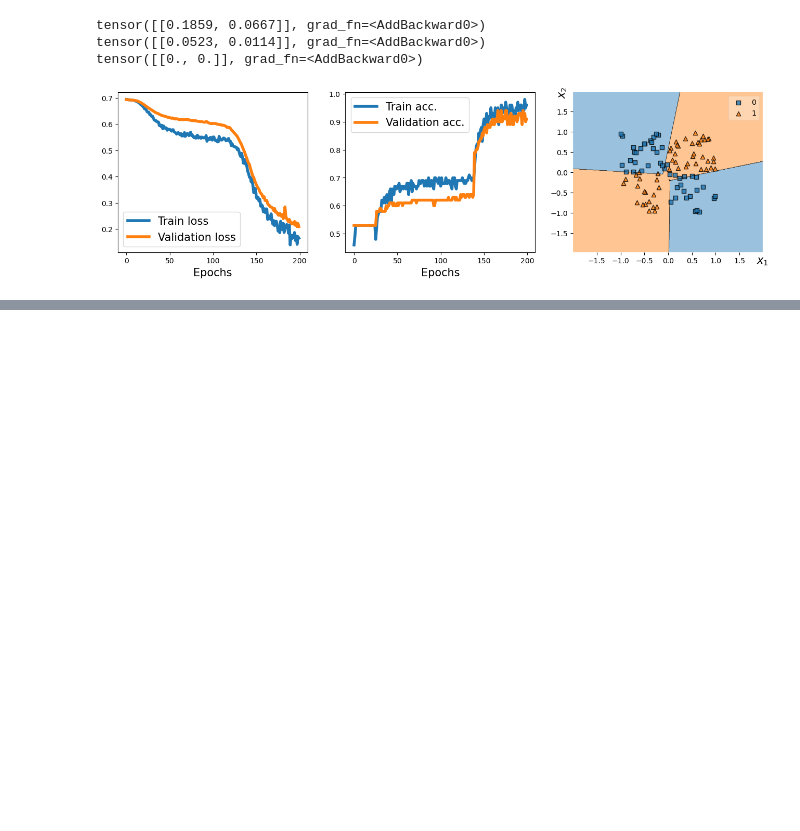
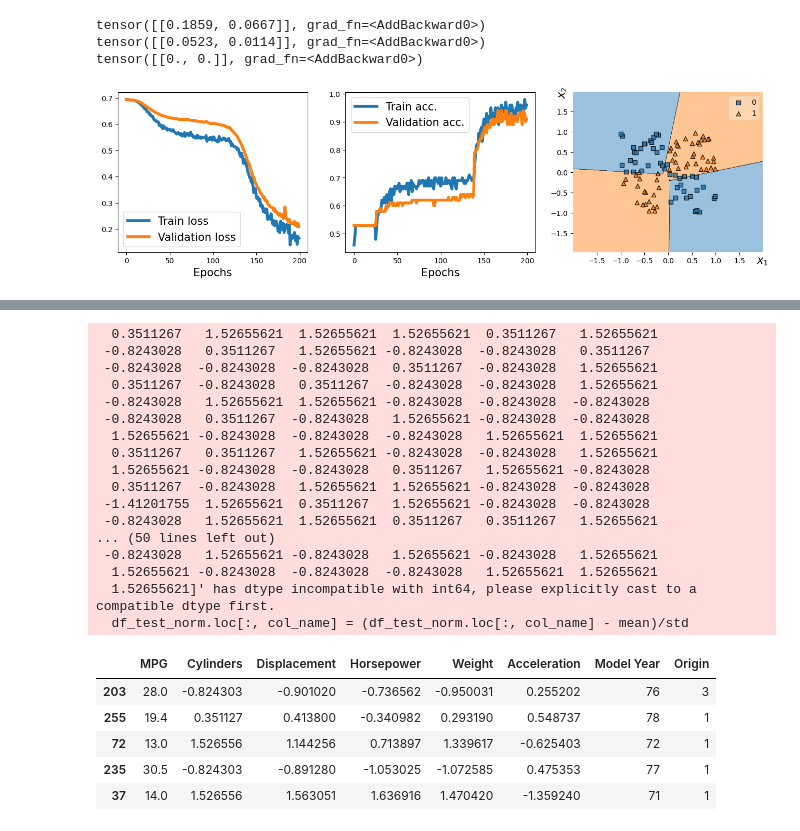
Before and after one commit to imsinha0/LearningFromRaschka, a Jupyter notebook: chp13.ipynb, the cells around one changed output, grey strips where cells are left out. Drawn from its saved outputs; the diff is of its cells as text; code cells hidden in the pictures; blank space fills up the shorter version.

```diff
--- a/chp13.ipynb
+++ b/chp13.ipynb
@@ -380,0 +441,36 @@ ax.yaxis.set_label_coords(-0.025, 1)
+# %%
+numeric_column_names = ['Cylinders', 'Displacement', 'Horsepower', 'Weight', 'Acceleration']
+
+df_train_norm, df_test_norm = df_train.copy(), df_test.copy()
+
+for col_name in numeric_column_names:
+    mean = train_stats.loc[col_name, 'mean']
+    std  = train_stats.loc[col_name, 'std']
+    df_train_norm.loc[:, col_name] = (df_train_norm.loc[:, col_name] - mean)/std
+    df_test_norm.loc[:, col_name] = (df_test_norm.loc[:, col_name] - mean)/std
+
+df_train_norm.tail()
+# %% [output]
+  0.3511267   1.52655621  1.52655621  1.52655621  0.3511267   1.52655621
+ -0.8243028   0.3511267   1.52655621 -0.8243028  -0.8243028   0.3511267
+ -0.8243028  -0.8243028  -0.8243028   0.3511267  -0.8243028   1.52655621
+  0.3511267  -0.8243028   0.3511267  -0.8243028  -0.8243028   1.52655621
+ -0.8243028   1.52655621  1.52655621 -0.8243028  -0.8243028  -0.8243028
+ -0.8243028   0.3511267  -0.8243028   1.52655621 -0.8243028  -0.8243028
+  1.52655621 -0.8243028  -0.8243028  -0.8243028   1.52655621  1.52655621
+  0.3511267   0.3511267   1.52655621 -0.8243028  -0.8243028   1.52655621
+  1.52655621 -0.8243028  -0.8243028   0.3511267   1.52655621 -0.8243028
+  0.3511267  -0.8243028   1.52655621  1.52655621 -0.8243028  -0.8243028
+ -1.41201755  1.52655621  0.3511267   1.52655621 -0.8243028  -0.8243028
+ -0.8243028   1.52655621  1.52655621  0.3511267   0.3511267   1.52655621
+... (50 lines left out)
+ -0.8243028   1.52655621 -0.8243028   1.52655621 -0.8243028   1.52655621
+  1.52655621 -0.8243028  -0.8243028  -0.8243028   1.52655621  1.52655621
+  1.52655621]' has dtype incompatible with int64, please explicitly cast to a compatible dtype first.
+  df_test_norm.loc[:, col_name] = (df_test_norm.loc[:, col_name] - mean)/std
+|  | MPG | Cylinders | Displacement | Horsepower | Weight | Acceleration | Model Year | Origin |
+| 203 | 28.0 | -0.824303 | -0.901020 | -0.736562 | -0.950031 | 0.255202 | 76 | 3 |
+| 255 | 19.4 | 0.351127 | 0.413800 | -0.340982 | 0.293190 | 0.548737 | 78 | 1 |
+| 72 | 13.0 | 1.526556 | 1.144256 | 0.713897 | 1.339617 | -0.625403 | 72 | 1 |
+| 235 | 30.5 | -0.824303 | -0.891280 | -1.053025 | -1.072585 | 0.475353 | 77 | 1 |
+| 37 | 14.0 | 1.526556 | 1.563051 | 1.636916 | 1.470420 | -1.359240 | 71 | 1 |
```
Also changed, not shown: parts of 15 cells of this notebook.
